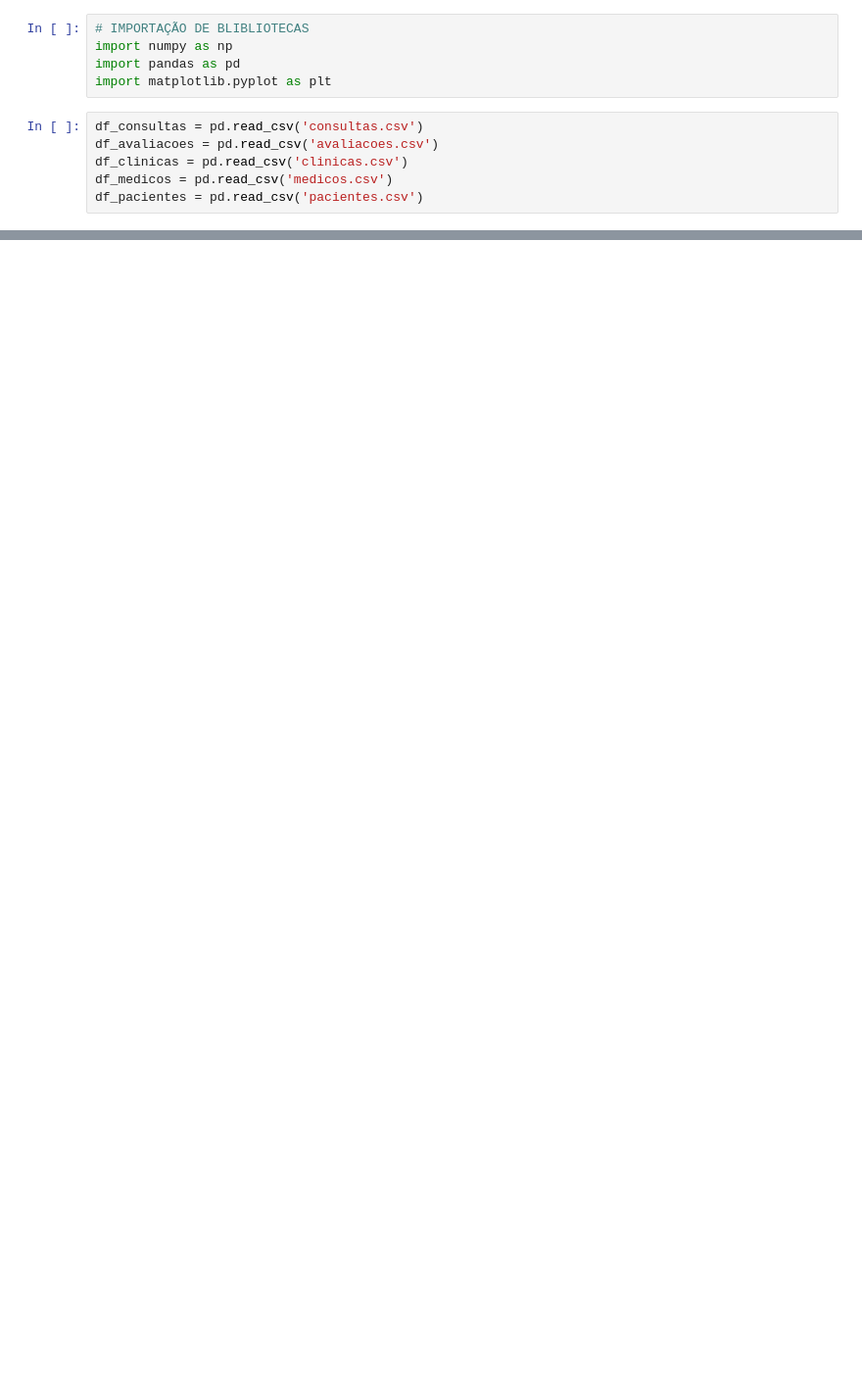
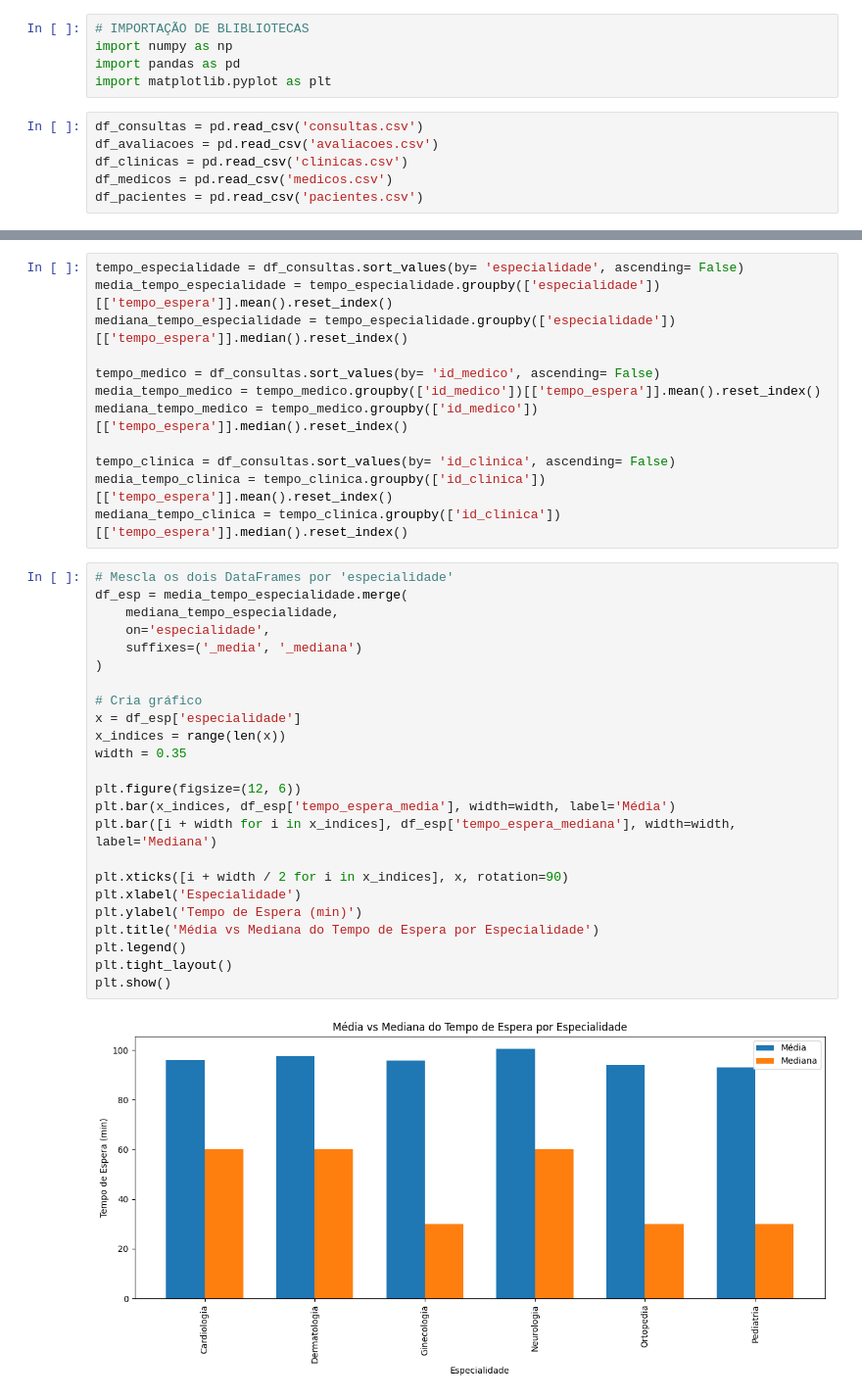
Before and after one commit to cfernandesrj/Projeto-Final-SENAC, a Jupyter notebook: Clinicas NARA Python.ipynb, the cells around one changed output, grey strips where cells are left out. Shown at 98% size. Drawn from its saved outputs; the diff is of its cells as text; blank space fills up the shorter version.

```diff
--- a/Clinicas NARA Python.ipynb
+++ b/Clinicas NARA Python.ipynb
@@ -33,0 +59,38 @@ df_consultas
+# %%
+tempo_especialidade = df_consultas.sort_values(by= 'especialidade', ascending= False)
+media_tempo_especialidade = tempo_especialidade.groupby(['especialidade'])[['tempo_espera']].mean().reset_index()
+mediana_tempo_especialidade = tempo_especialidade.groupby(['especialidade'])[['tempo_espera']].median().reset_index()
+
+tempo_medico = df_consultas.sort_values(by= 'id_medico', ascending= False)
+media_tempo_medico = tempo_medico.groupby(['id_medico'])[['tempo_espera']].mean().reset_index()
+mediana_tempo_medico = tempo_medico.groupby(['id_medico'])[['tempo_espera']].median().reset_index()
+
+tempo_clinica = df_consultas.sort_values(by= 'id_clinica', ascending= False)
+media_tempo_clinica = tempo_clinica.groupby(['id_clinica'])[['tempo_espera']].mean().reset_index()
+mediana_tempo_clinica = tempo_clinica.groupby(['id_clinica'])[['tempo_espera']].median().reset_index()
+# %%
+# Mescla os dois DataFrames por 'especialidade'
+df_esp = media_tempo_especialidade.merge(
+    mediana_tempo_especialidade,
+    on='especialidade',
+    suffixes=('_media', '_mediana')
+)
+
+# Cria gráfico
+x = df_esp['especialidade']
+x_indices = range(len(x))
+width = 0.35
+
+plt.figure(figsize=(12, 6))
+plt.bar(x_indices, df_esp['tempo_espera_media'], width=width, label='Média')
+plt.bar([i + width for i in x_indices], df_esp['tempo_espera_mediana'], width=width, label='Mediana')
+
+plt.xticks([i + width / 2 for i in x_indices], x, rotation=90)
+plt.xlabel('Especialidade')
+plt.ylabel('Tempo de Espera (min)')
+plt.title('Média vs Mediana do Tempo de Espera por Especialidade')
+plt.legend()
+plt.tight_layout()
+plt.show()
+# %% [output]
+[figure, added]
```
Also changed, not shown: parts of 8 cells of this notebook.
